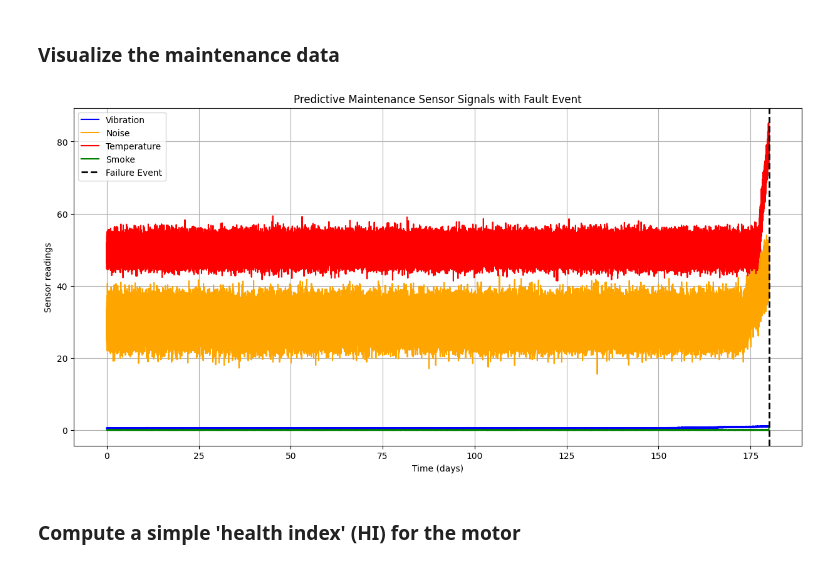
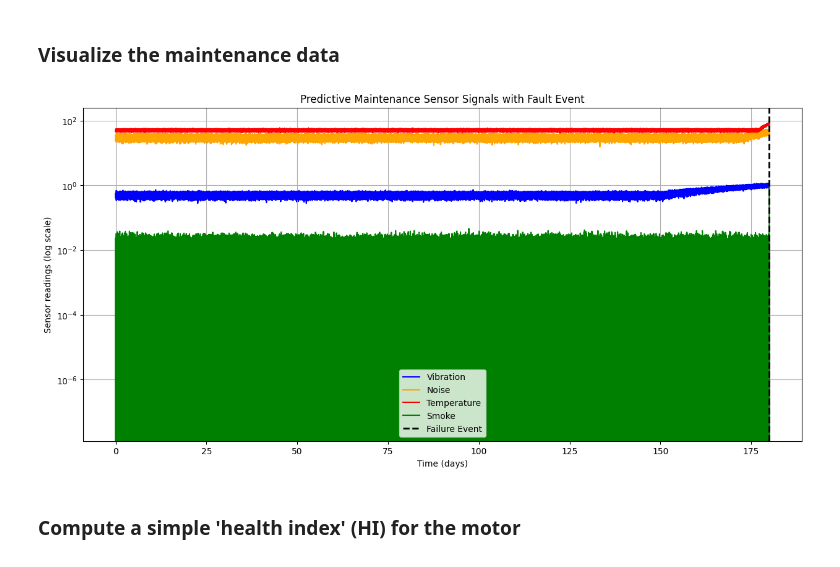
Before and after one commit to Dr-AlaaKhamis/ISE518, a Jupyter notebook: 3_R&M/Conveyor_motor_maintenance_problem.ipynb, the cells around one changed output. Drawn from its saved outputs; the diff is of its cells as text; code cells hidden in the pictures.

```diff
--- a/3_R&M/Conveyor_motor_maintenance_problem.ipynb
+++ b/3_R&M/Conveyor_motor_maintenance_problem.ipynb
@@ -116,29 +116,30 @@ df.head()
 # %%
 # Convert time from minutes to days
 df['time_days'] = df['time_min'] / 1440
 
 # Plot the 4 sensor signals
 plt.figure(figsize=(15, 7))
 
 # Plot each signal
 plt.plot(df['time_days'], df['vibration'], label='Vibration', color='blue')
 plt.plot(df['time_days'], df['noise'], label='Noise', color='orange')
 plt.plot(df['time_days'], df['temperature'], label='Temperature', color='red')
 plt.plot(df['time_days'], df['smoke'], label='Smoke', color='green')
 
 # Highlight the failure event (last minute)
 failure_time_days = df['time_days'].iloc[-1]
 plt.axvline(x=failure_time_days, color='black', linestyle='--', linewidth=2, label='Failure Event')
 
 # Labels and legend
 plt.xlabel('Time (days)')
-plt.ylabel('Sensor readings')
+plt.ylabel('Sensor readings (log scale)')
+plt.yscale('log')
 plt.title('Predictive Maintenance Sensor Signals with Fault Event')
 plt.legend()
 plt.grid(True)
 plt.show()
 # %% [output]
-[figure, old version]
+[figure, new version]
 # %% [markdown]
 ### Compute a simple 'health index' (HI) for the motor
 # %%
```
